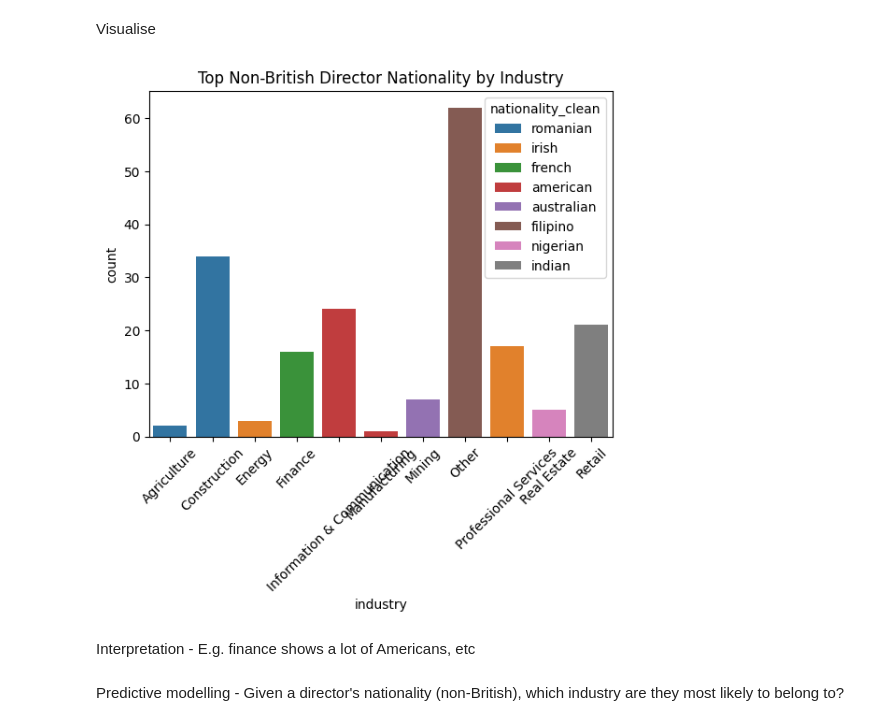
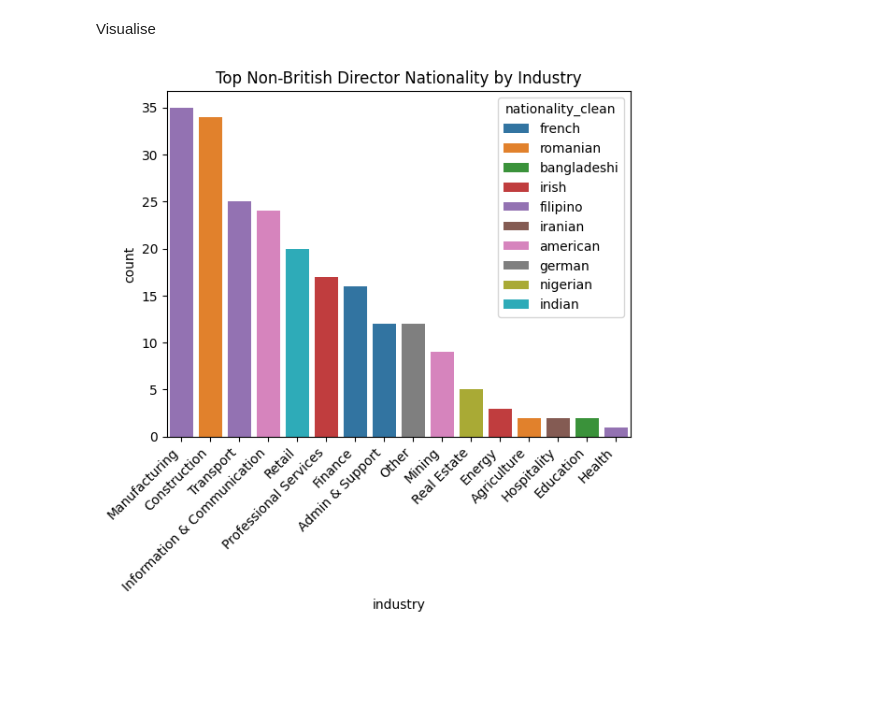
Before and after one commit to joshwclarke1994/my_projects, a Jupyter notebook: DS02b-director-nationality-by-industry-with-fuzzy-matching.ipynb, the cells around one changed output. Cells and saved outputs as stored; diff of their text form; code cells hidden in the pictures; blank space fills up the shorter version.

```diff
--- a/DS02b-director-nationality-by-industry-with-fuzzy-matching.ipynb
+++ b/DS02b-director-nationality-by-industry-with-fuzzy-matching.ipynb
@@ -329,5 +310,0 @@ df['nationality_normalized'] = (df['nationality']).str.strip().str.lower()
-# %%
-mapping = {
-    "english": "british", 'scottish': 'british', 'welsh': 'british', 'brtish': 'british', 'brittish': 'british','south african,irish':'british', 'irish,british':'irish', 'british,irish':'british', 'ireland':'irish','australian,portuguese':'australian','british,canadian':'british', 'british,polish':'british','australian,polish':'australian','cyprus':'cypriot', 'venezuela':'venezuelan','romanian,moldovan':'romanian', 'british,american':'american','brisith':'british','united states':'american','seychellois':'seychelles','austrialian':'australian','british (dual citizen south africa)':'british','south african and ir':'south african', 'italian,south african':'italian','canada':'canadian','british,pakistani':'british', 'italian,british':'italian','british,ghanaian':'british','pakistan':'pakistani','british,romanian':'british','south african,french':'south african','british,south africa':'british','united kingdom':'british', 'usa':'american', 'us':'american','uk':'british','nigerien':'nigerian', 'city of seychelles':'seychelles', 'usa':'american','new zealand':'new zealander'}
-
-df['nationality_clean'] = df['nationality_normalized'].replace(mapping)
@@ -349,0 +336,13 @@ Name: count, Length: 89, dtype: int64
+# %%
+# Apply fuzzy map to fill remaining gaps
+still_null = df["nationality_clean"].isna()
+df.loc[still_null, "nationality_clean"] = df.loc[still_null, "nationality_normalized"].map(fuzzy_map)
+
+# Anything still unmatched — keep the normalised value
+still_null = df["nationality_clean"].isna()
+df.loc[still_null, "nationality_clean"] = df.loc[still_null, "nationality_normalized"]
+
+print(f"Null nationality_clean: {df['nationality_clean'].isna().sum()}")
+print(f"Unique cleaned values: {df['nationality_clean'].nunique()}")
+print()
+print(df["nationality_clean"].value_counts().to_string())
@@ -350,7 +367,23 @@ Name: count, Length: 89, dtype: int64
 # %% [markdown]
 Matching SIC codes to Industry
 # %%
-df["sic_code"] = df["sic_codes"].str[0]
-df["sic_2"] = df["sic_code"].str[:2]
+import ast
+
+def get_first_sic(val):
+    """Extract the first SIC code, handling both list and string-of-list from CSV."""
+    if pd.isna(val):
+        return None
+    if isinstance(val, list):
+        return val[0] if val else None
+    try:
+        parsed = ast.literal_eval(val)
+        if isinstance(parsed, list) and parsed:
+            return parsed[0]
+    except (ValueError, SyntaxError):
+        return val
+    return None
+
+df["sic_code"] = df["sic_codes"].apply(get_first_sic)
+df["sic_2"] = df["sic_code"].astype(str).str[:2]
 # %%
 sic_to_industry = {
@@ -444,23 +483,20 @@ Visualise
 # %%
 import seaborn as sns
 import matplotlib.pyplot as plt
+
+industry_order=top_by_industry.sort_values("count", ascending=False)["industry"]
 
 sns.barplot(
     data=top_by_industry,
     x="industry",
     y="count",
-    hue="nationality_clean"
+    hue="nationality_clean",
+    order=industry_order
 )
 
-plt.xticks(rotation=45)
+plt.xticks(rotation=45, ha="right")
 plt.title("Top Non-British Director Nationality by Industry")
 
 plt.show()
 # %% [output]
-[figure, old version]
+[figure, new version]
-# %% [markdown]
-Interpretation
-    - E.g. finance shows a lot of Americans, etc
-# %% [markdown]
-Predictive modelling
-    - Given a director's nationality (non-British), which industry are they most likely to belong to?
```
Also changed, not shown: parts of 24 cells of this notebook.
